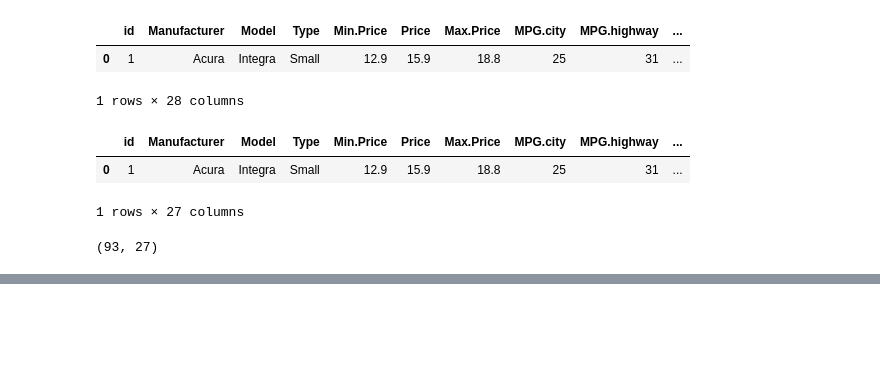
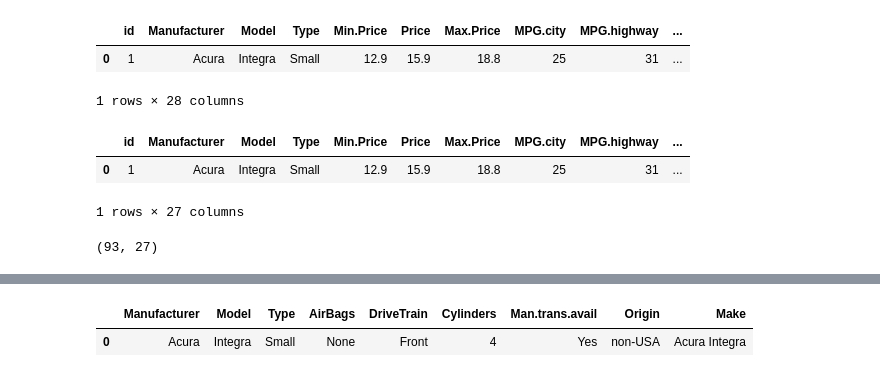
Before and after one commit to Sindhura-tr/Machine-Learning-satsun-5-7, a Jupyter notebook: Data Preprocessing/Preprocessing File.ipynb, the cells around one changed output, grey strips where cells are left out. Cells and saved outputs as stored; diff of their text form; code cells hidden in the pictures; blank space fills up the shorter version.

```diff
--- a/Data Preprocessing/Preprocessing File.ipynb
+++ b/Data Preprocessing/Preprocessing File.ipynb
@@ -200,0 +220,6 @@ df2.shape
+# %%
+X_cat = X[cat]
+X_cat.head(1)
+# %% [output]
+|  | Manufacturer | Model | Type | AirBags | DriveTrain | Cylinders | Man.trans.avail | Origin | Make |
+| 0 | Acura | Integra | Small | None | Front | 4 | Yes | non-USA | Acura Integra |
```
Also changed, not shown: parts of 15 cells of this notebook.
